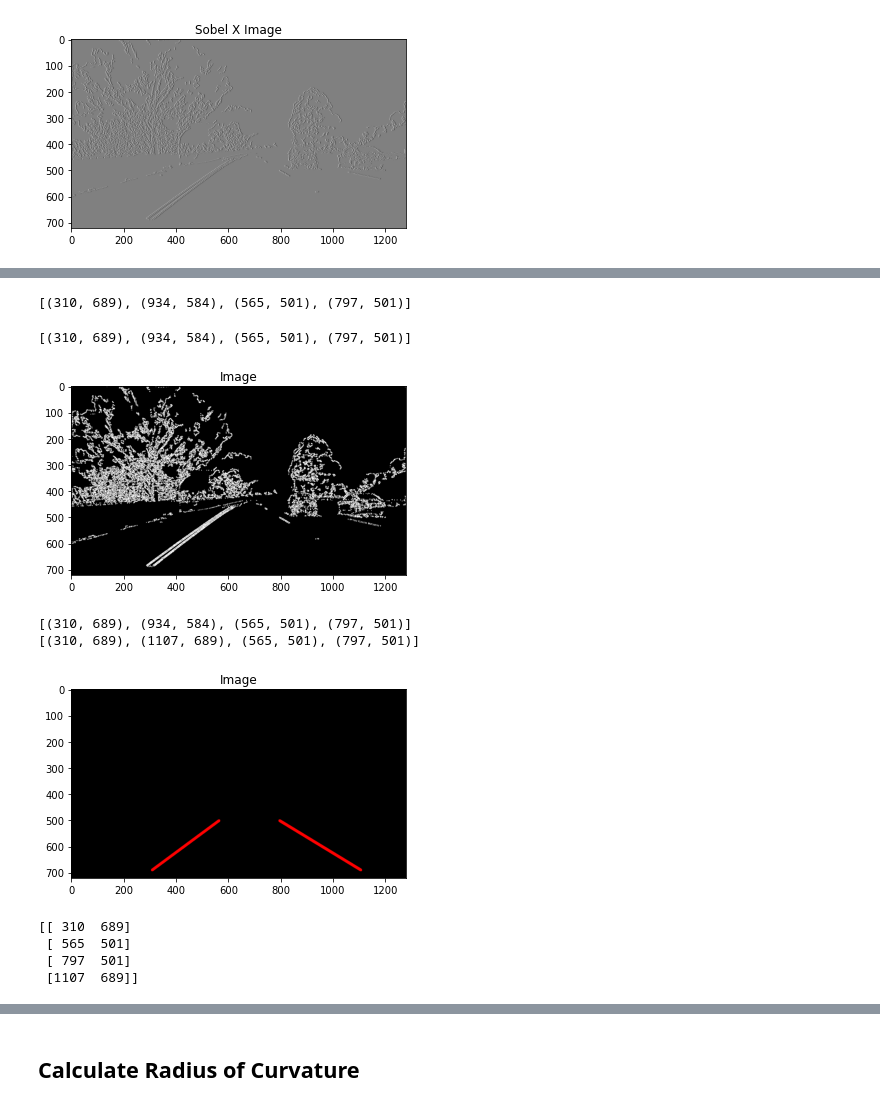
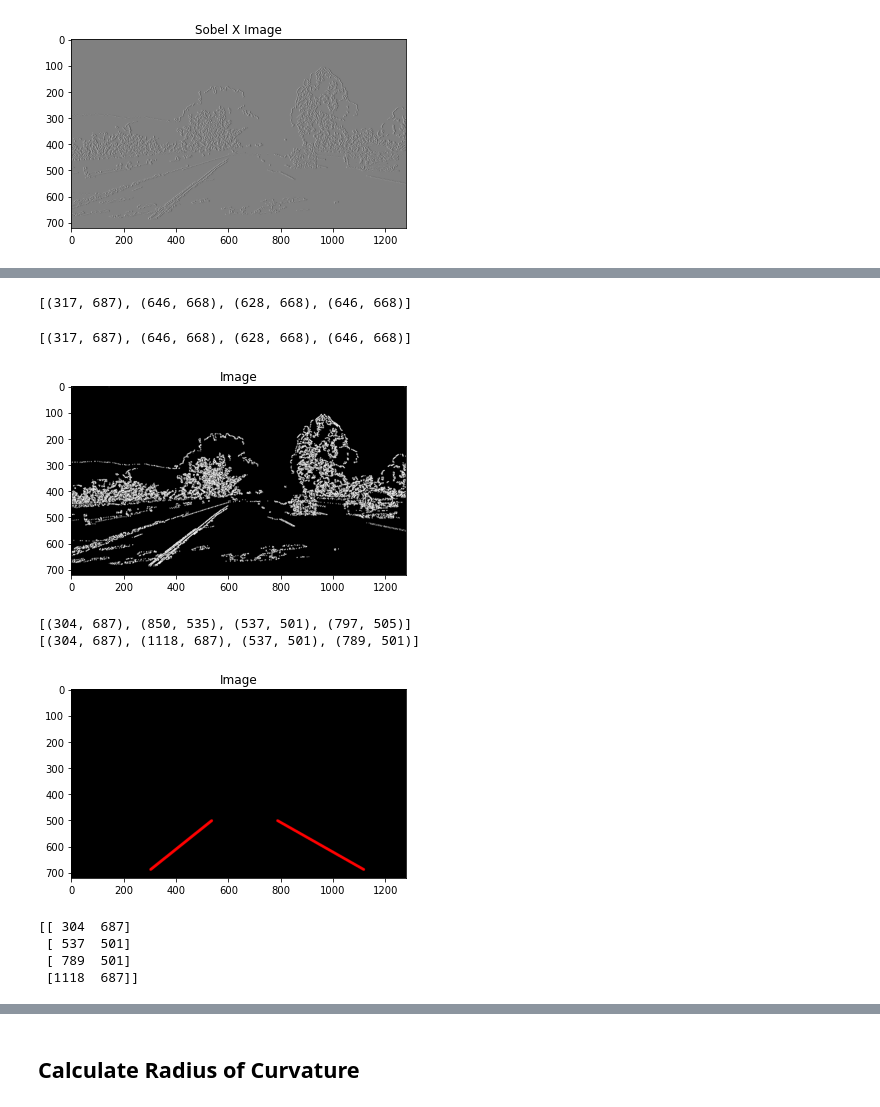
Before and after one commit to Mazen-Ghaleb/ComputerVisionProject, a Jupyter notebook: SelfDrivingPerception.ipynb, the cells around one changed output, grey strips where cells are left out. Saved outputs shown, nothing was run; the diff lists cells and outputs as text; code cells hidden in the pictures.

Commit message:
Added Pipeline function , fixed Shadow by Morph , used skimage

```diff
--- a/SelfDrivingPerception.ipynb
+++ b/SelfDrivingPerception.ipynb
@@ -18,7 +19,7 @@ images_paths = glob.glob("media/test_images/*.jpg")
 images = [plt.imread(image) for image in images_paths]
 
 # getting img dimensions and printing it
-image_idx = 7
+image_idx = 5
 
 show_image(images[image_idx], "Image " + str(image_idx + 1))
 # %% [output]
@@ -173,3 +216,15 @@ show_image(sx_binary, "Binary Image")
 # %%
-# median_img = cv2.medianBlur(sx_binary,3)
+# median_img = cv2.medianBlur(sx_binary,9)
+
+# median_img2 = cv2.medianBlur(median_img,7)
+
+img3 = skimage.morphology.diameter_opening(sx_binary,24,1)
+# img4 = skimage.morphology.diameter_opening(img3,20,50)
+# plt.figure()
 # show_image(median_img, "Median Image")
+# plt.figure()
+# show_image(median_img2, "Median2 Image")
+plt.figure()
+show_image(img3, "Blur Image")
+# plt.figure()
+# show_image(img4, "Blur Image")
@@ -203,6 +267,7 @@ def getPolyPoints(image, maxLaneWidth,minLaneWidth,goAbove):
     leftFound = False # found left lane pixel in this height
     RightFound = False # found right lane pixel in this height
     endMet = False # reached minimum lane or less
+    blockRemoved = 0 #remove from middle
 
     while ((i > limit) and ((Points[0][0] == -1) or (Points[1][0] == -1) or (not endMet))):
         leftFound = False
@@ -242,10 +307,10 @@ def getPolyPoints(image, maxLaneWidth,minLaneWidth,goAbove):
     #return np.array([[Points[0], Points[1],AvgEndPoint]])
     return Points, AllPointsLeft , AllPointsRight
 # %%
-getPolyPoints(sx_binary,900,200,80)[0]
+getPolyPoints(sx_binary,900,250,80)[0]
 # %% [output]
-[(310, 689), (934, 584), (565, 501), (797, 501)]
+[(317, 687), (646, 668), (628, 668), (646, 668)]
-[(310, 689), (934, 584), (565, 501), (797, 501)]
+[(317, 687), (646, 668), (628, 668), (646, 668)]
 # %%
 def generateEmptyImage(height,width):
     return np.zeros((height,width,3), dtype=np.uint8)
@@ -315,13 +380,13 @@ def DrawLines (Points , height, width):
 # %%
 show_image(sx_binary)
 # %% [output]
-[figure, old version]
+[figure, new version]
 # %%
-Points , AllPointsLeft, AllPointsRight = getPolyPoints(sx_binary,850,120,80)
+Points , AllPointsLeft, AllPointsRight = getPolyPoints(img3,850,120,80)
 
 LanesDrawn, newPoints = DrawLines(Points,sx_binary.shape[0],sx_binary.shape[1])
 show_image(LanesDrawn)
 # %% [output]
-[(310, 689), (934, 584), (565, 501), (797, 501)]
-[(310, 689), (1107, 689), (565, 501), (797, 501)]
+[(304, 687), (850, 535), (537, 501), (797, 505)]
+[(304, 687), (1118, 687), (537, 501), (789, 501)]
-[figure, old version]
+[figure, new version]
@@ -330,10 +400,10 @@ show_image(LanesDrawn)
 AdjustedPoints = np.array([(newPoints[0]),(newPoints[2]),(newPoints[3]),(newPoints[1])])
 print(AdjustedPoints)
 # %% [output]
-[[ 310  689]
- [ 565  501]
- [ 797  501]
- [1107  689]]
+[[ 304  687]
+ [ 537  501]
+ [ 789  501]
+ [1118  687]]
 # %%
 cv2.fillPoly(LanesDrawn, pts = [AdjustedPoints] ,color=(0, 255, 0))
 show_image(LanesDrawn)
```
Also changed, not shown: parts of 31 cells of this notebook.
